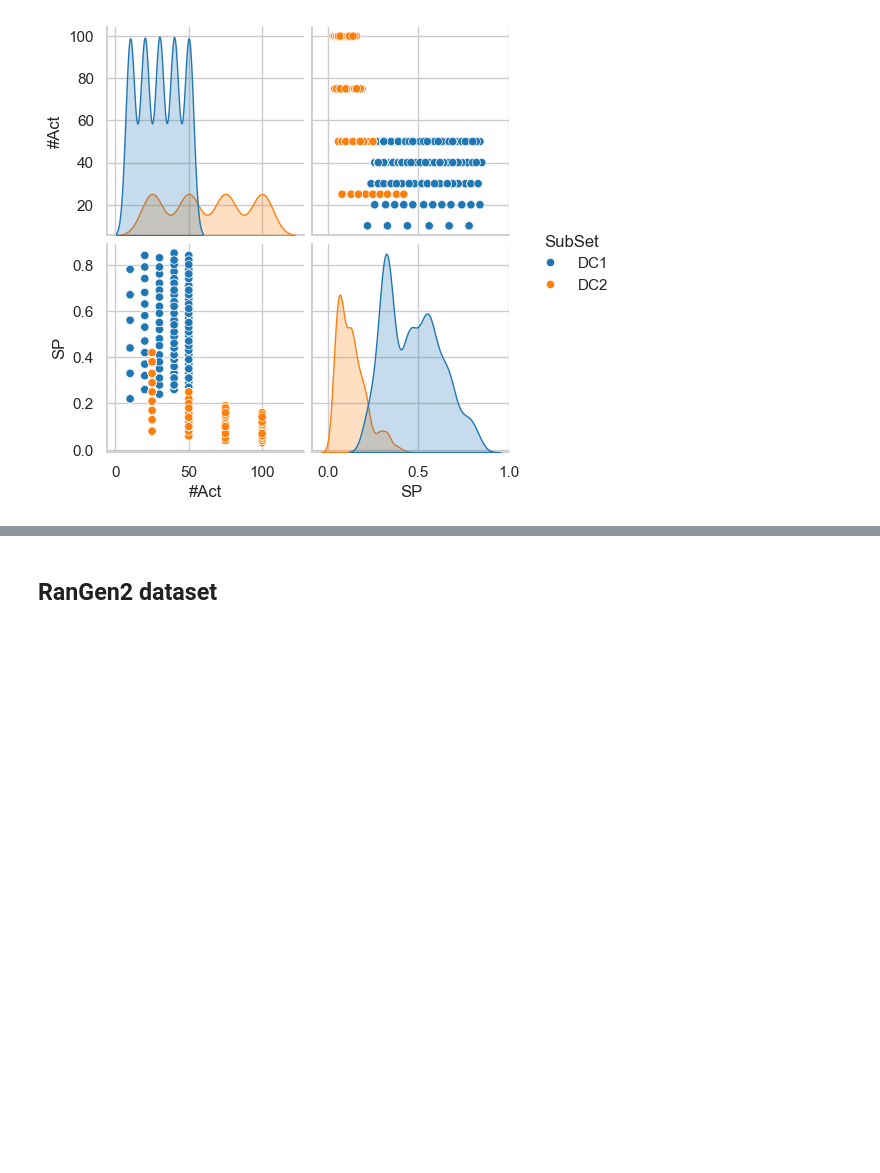
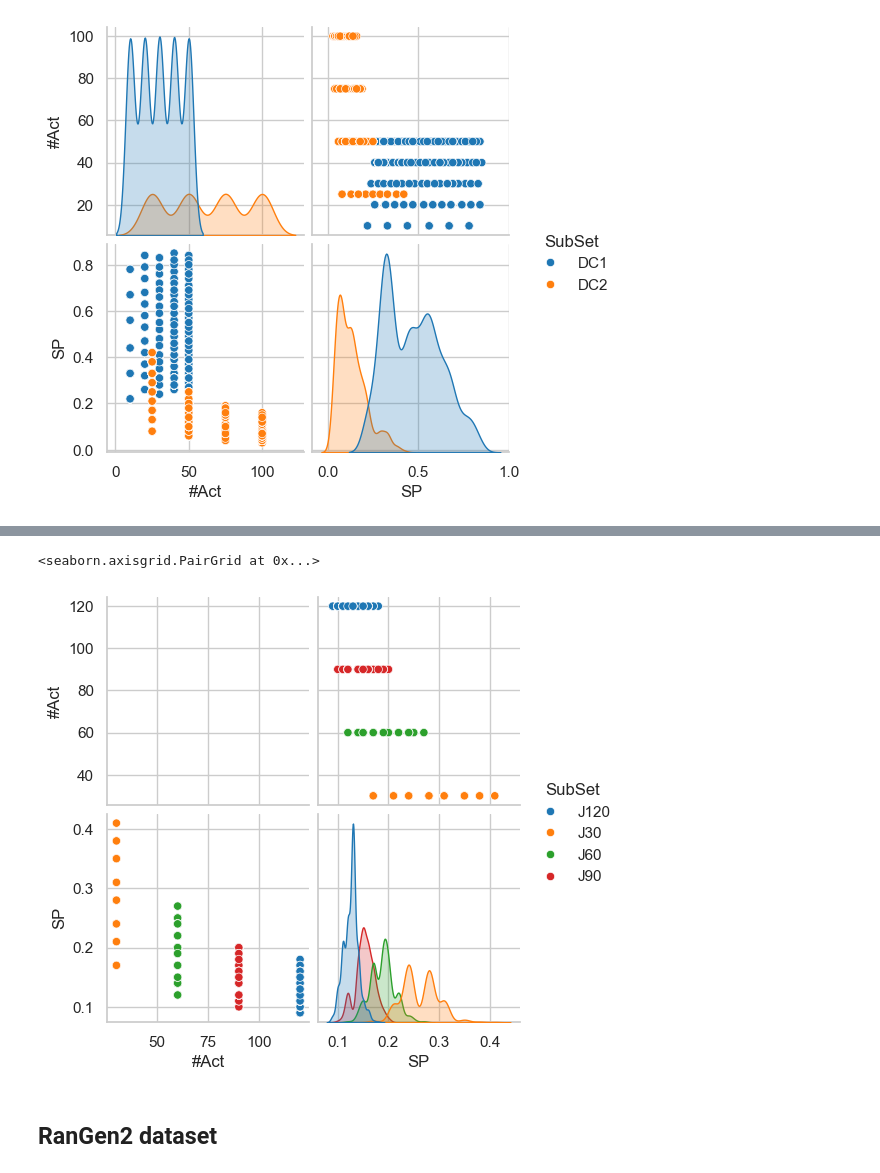
Before and after one commit to jismartin/GlassBoxEVM, a Jupyter notebook: exploratory_analysis.ipynb, the cells around one changed output, grey strips where cells are left out. Drawn from its saved outputs; the diff is of its cells as text; code cells hidden in the pictures; blank space fills up the shorter version.

Commit message:
Update pslib metadata

```diff
--- a/exploratory_analysis.ipynb
+++ b/exploratory_analysis.ipynb
@@ -69,0 +73,3 @@ sns.pairplot(df_metadata[['#Act','SP','SubSet']],hue='SubSet')
+# %%
+# Metadata
+pslib_metadata = pd.read_csv('data/pslib_dataset_metadata.txt', sep='\t')
@@ -70,3 +94,8 @@ sns.pairplot(df_metadata[['#Act','SP','SubSet']],hue='SubSet')
+# %%
+sns.pairplot(pslib_metadata[['#Act','SP','SubSet']],hue='SubSet')
+# %% [output]
+<seaborn.axisgrid.PairGrid at 0x...>
+[figure, added]
 # %% [markdown]
 ## RanGen2 dataset
 # %%
```
Also changed, not shown: parts of 3 cells of this notebook, 1 other file.
